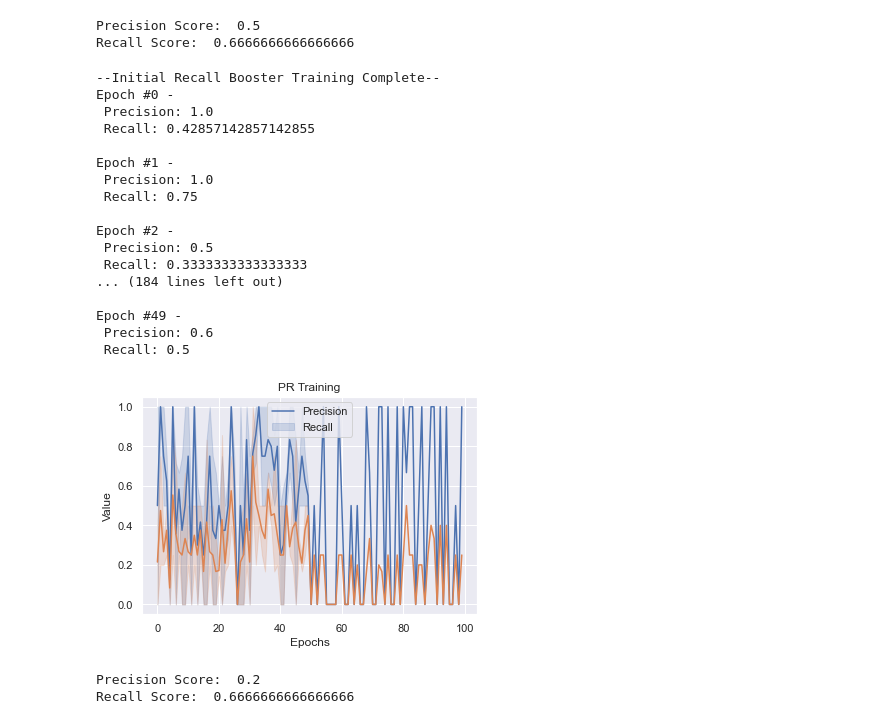
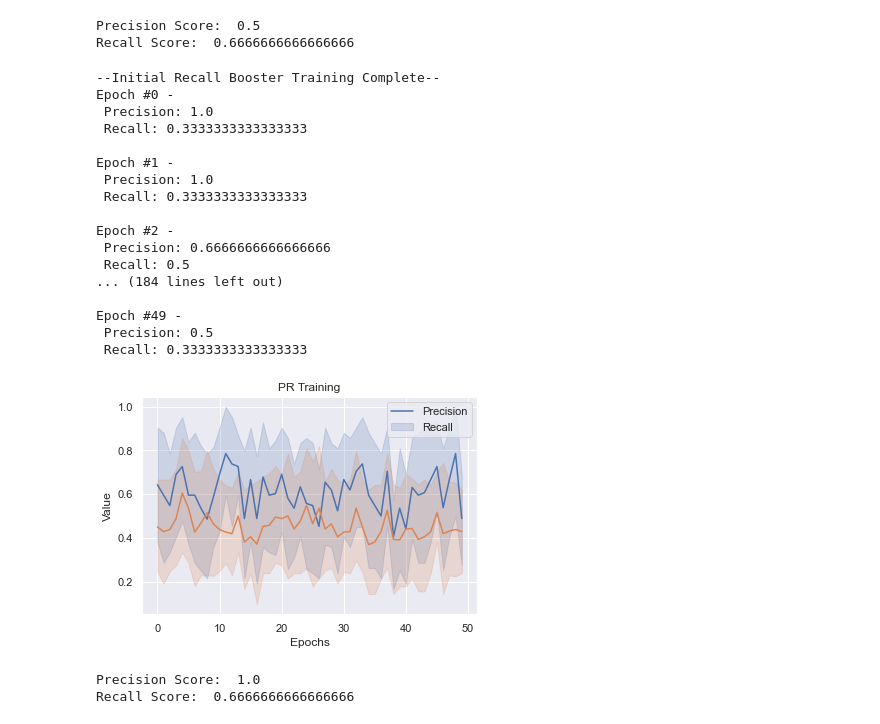
Before and after one commit to Nazarshia2889/Precision-Recall-Adversarial-Network, a Jupyter notebook: src/pran_model/2pranexperiment.ipynb, the cells around one changed output. Drawn from its saved outputs; the diff is of its cells as text; code cells hidden in the pictures.

```diff
--- a/src/pran_model/2pranexperiment.ipynb
+++ b/src/pran_model/2pranexperiment.ipynb
@@ -35,0 +56,4 @@ df
+# %%
+df = pd.read_csv('../data/wbpc.csv')
+df = df.drop(['Unnamed: 0'], axis = 1)
+df
@@ -36,8 +102,9 @@ df
 # %%
 X_train, X_test, y_train, y_test = train_test_split(df.drop(['Class'], axis = 1), df['Class'], test_size=0.1, random_state=1, stratify=df['Class'])
-# X_train, X_val, y_train, y_val = train_test_split(X_train, y_train, test_size=0.1, random_state=1, stratify=y_train)
+X_train, X_val, y_train, y_val = train_test_split(X_train, y_train, test_size=0.1, random_state=1, stratify=y_train)
 sc = StandardScaler()
 X_train = sc.fit_transform(X_train)
+X_val = sc.transform(X_val)
 X_test = sc.transform(X_test)
 # X_val = sc.transform(X_val)
 # %%
@@ -100,30 +167,30 @@ Precision Score:  0.5
 Recall Score:  0.6666666666666666
 # %%
 pran = PRAN(shape = X_train.shape[1])
-pran.fit(X_train = X_train, y_train = y_train, batch_rb_samples = 4, epochs = 50, batch_size = 8, lr_pb = 1e-4, lr_rb = 1e-4, l2_pb = 0, l2_rb = 0)
+pran.fit(X_train = X_train, y_train = y_train, batch_rb_samples = 3, epochs = 50, batch_size = 8, lr_pb = 1e-5, lr_rb = 1e-5, l2_pb = 1e-3, l2_rb = 0)
 pran.plotPR()
 y_pred = pran.predict(X_test)
 y_pred = (y_pred>0.5).float()
 print("Precision Score: ", precision_score(y_test, y_pred))
 print("Recall Score: ", recall_score(y_test, y_pred))
 # %% [output]
 --Initial Recall Booster Training Complete--
 Epoch #0 -
  Precision: 1.0
- Recall: 0.42857142857142855
+ Recall: 0.3333333333333333
 
 Epoch #1 -
  Precision: 1.0
- Recall: 0.75
+ Recall: 0.3333333333333333
 
 Epoch #2 -
- Precision: 0.5
- Recall: 0.3333333333333333
+ Precision: 0.6666666666666666
+ Recall: 0.5
 ... (184 lines left out)
 
 Epoch #49 -
- Precision: 0.6
- Recall: 0.5
+ Precision: 0.5
+ Recall: 0.3333333333333333
-[figure, old version]
+[figure, new version]
-Precision Score:  0.2
+Precision Score:  1.0
 Recall Score:  0.6666666666666666
```
Also changed, not shown: parts of 30 cells of this notebook, 9 other files.
